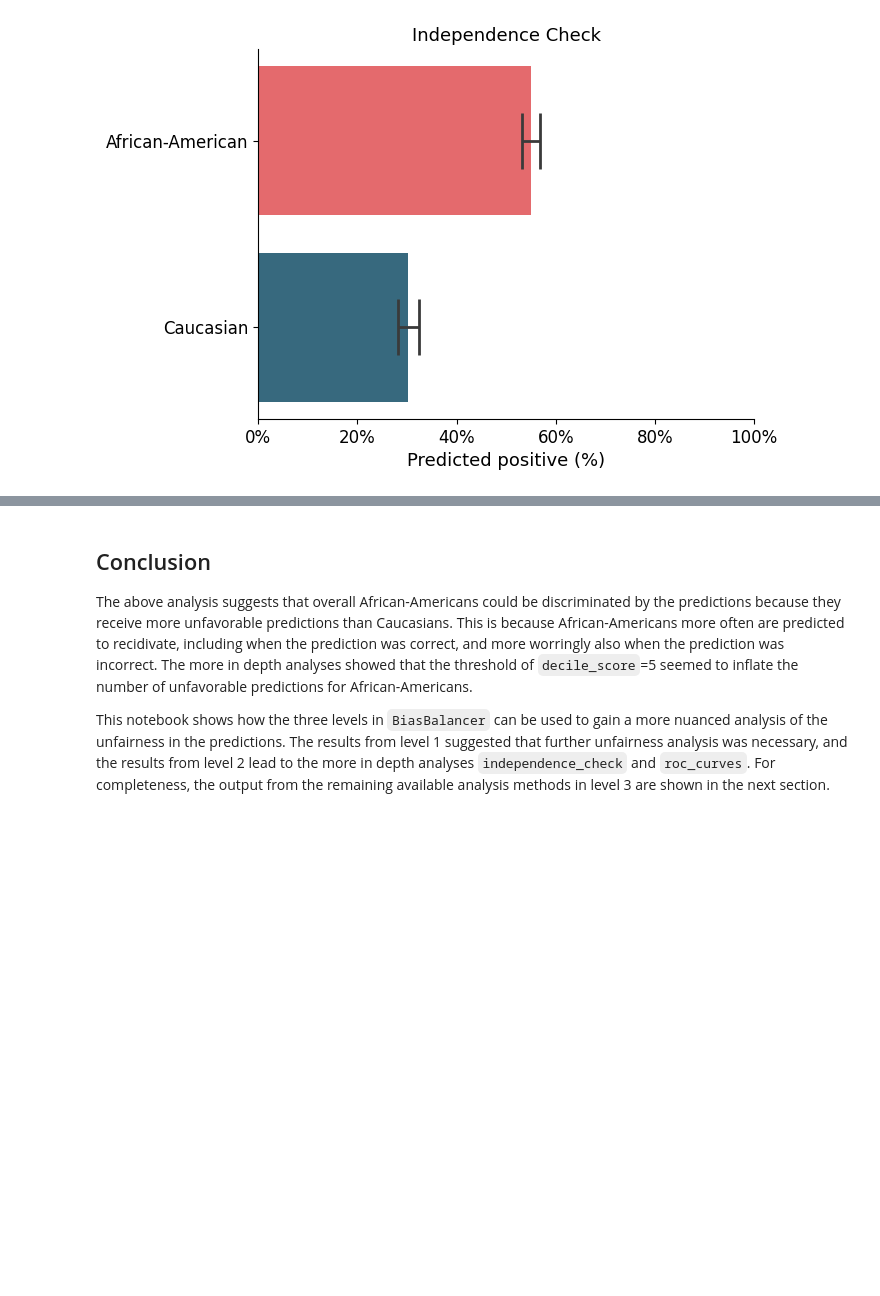
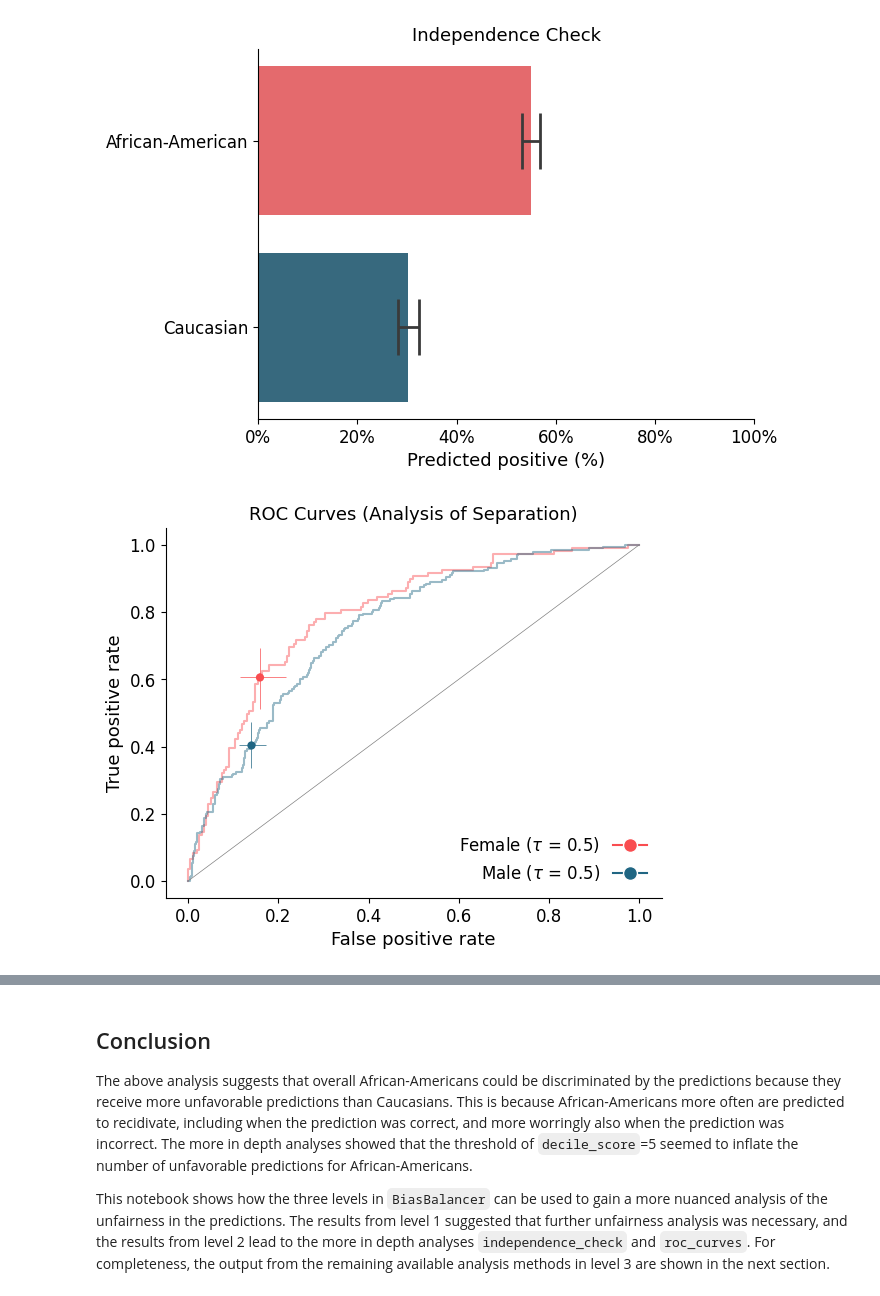
Before and after one commit to Stinth/ResponsibleAI, a Jupyter notebook: Project1/biasbalancer_tutorial copy.ipynb, the cells around one changed output, grey strips where cells are left out. Cells and saved outputs as stored; diff of their text form; code cells hidden in the pictures; blank space fills up the shorter version.

```diff
--- a/Project1/biasbalancer_tutorial copy.ipynb
+++ b/Project1/biasbalancer_tutorial copy.ipynb
@@ -201,3 +276,7 @@ The plot shows that the independence criterion was violated because African-Amer
 independence = fair_compas.level_3(method = 'independence_check')
 # %% [output]
 [figure]
+# %%
+roc = fair_german.level_3(method = 'roc_curves')
+# %% [output]
+[figure, added]
```
Also changed, not shown: parts of 14 cells of this notebook, 17 other files.
